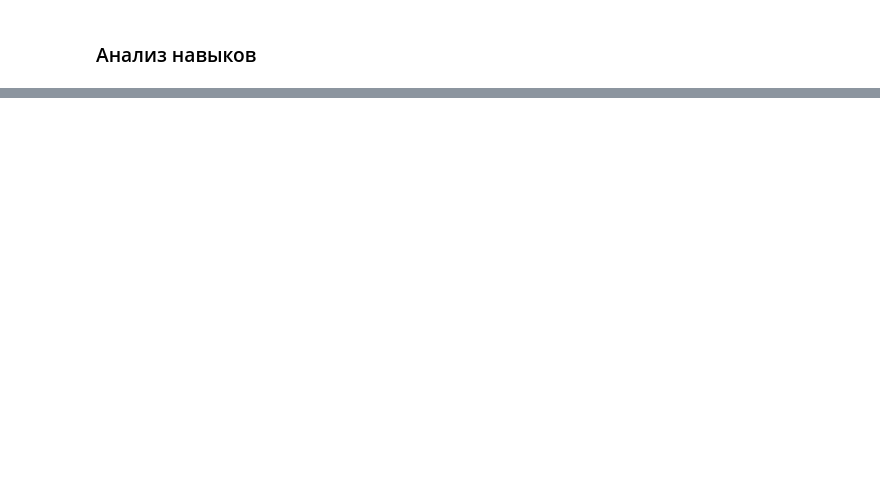
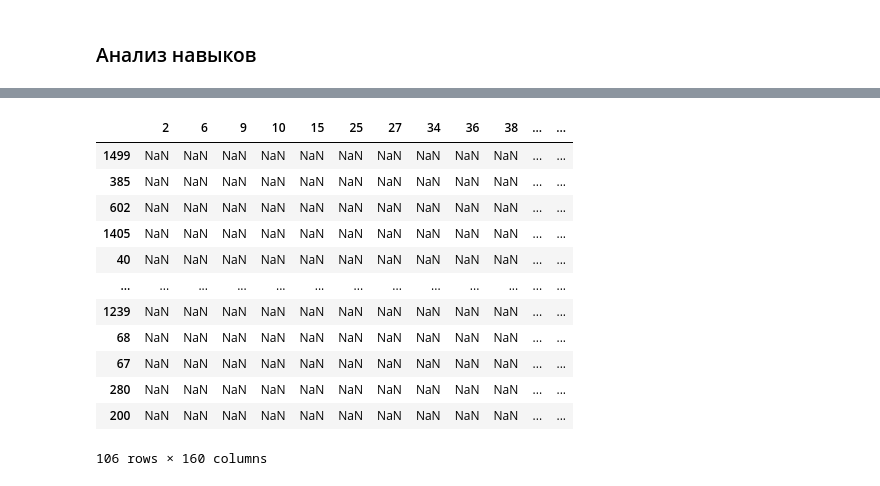
Before and after one commit to loverberg/skillsDS, a Jupyter notebook: hh_analytics.ipynb, the cells around one changed output, grey strips where cells are left out. Saved outputs shown, nothing was run; the diff lists cells and outputs as text; code cells hidden in the pictures; blank space fills up the shorter version.

```diff
--- a/hh_analytics.ipynb
+++ b/hh_analytics.ipynb
@@ -275 +246,19 @@ hstack
 106 rows × 55 columns
+# %%
+df = hstack.iloc[:, 1:] * hstack['mean_salary']
+# %%
+df
+# %% [output]
+|  | 2 | 6 | 9 | 10 | 15 | 25 | 27 | 34 | 36 | 38 | ... | ... |
+| 1499 | NaN | NaN | NaN | NaN | NaN | NaN | NaN | NaN | NaN | NaN | ... | ... |
+| 385 | NaN | NaN | NaN | NaN | NaN | NaN | NaN | NaN | NaN | NaN | ... | ... |
+| 602 | NaN | NaN | NaN | NaN | NaN | NaN | NaN | NaN | NaN | NaN | ... | ... |
+| 1405 | NaN | NaN | NaN | NaN | NaN | NaN | NaN | NaN | NaN | NaN | ... | ... |
+| 40 | NaN | NaN | NaN | NaN | NaN | NaN | NaN | NaN | NaN | NaN | ... | ... |
+| ... | ... | ... | ... | ... | ... | ... | ... | ... | ... | ... | ... | ... |
+| 1239 | NaN | NaN | NaN | NaN | NaN | NaN | NaN | NaN | NaN | NaN | ... | ... |
+| 68 | NaN | NaN | NaN | NaN | NaN | NaN | NaN | NaN | NaN | NaN | ... | ... |
+| 67 | NaN | NaN | NaN | NaN | NaN | NaN | NaN | NaN | NaN | NaN | ... | ... |
+| 280 | NaN | NaN | NaN | NaN | NaN | NaN | NaN | NaN | NaN | NaN | ... | ... |
+| 200 | NaN | NaN | NaN | NaN | NaN | NaN | NaN | NaN | NaN | NaN | ... | ... |
+106 rows × 160 columns
```
Also changed, not shown: parts of 11 cells of this notebook.
